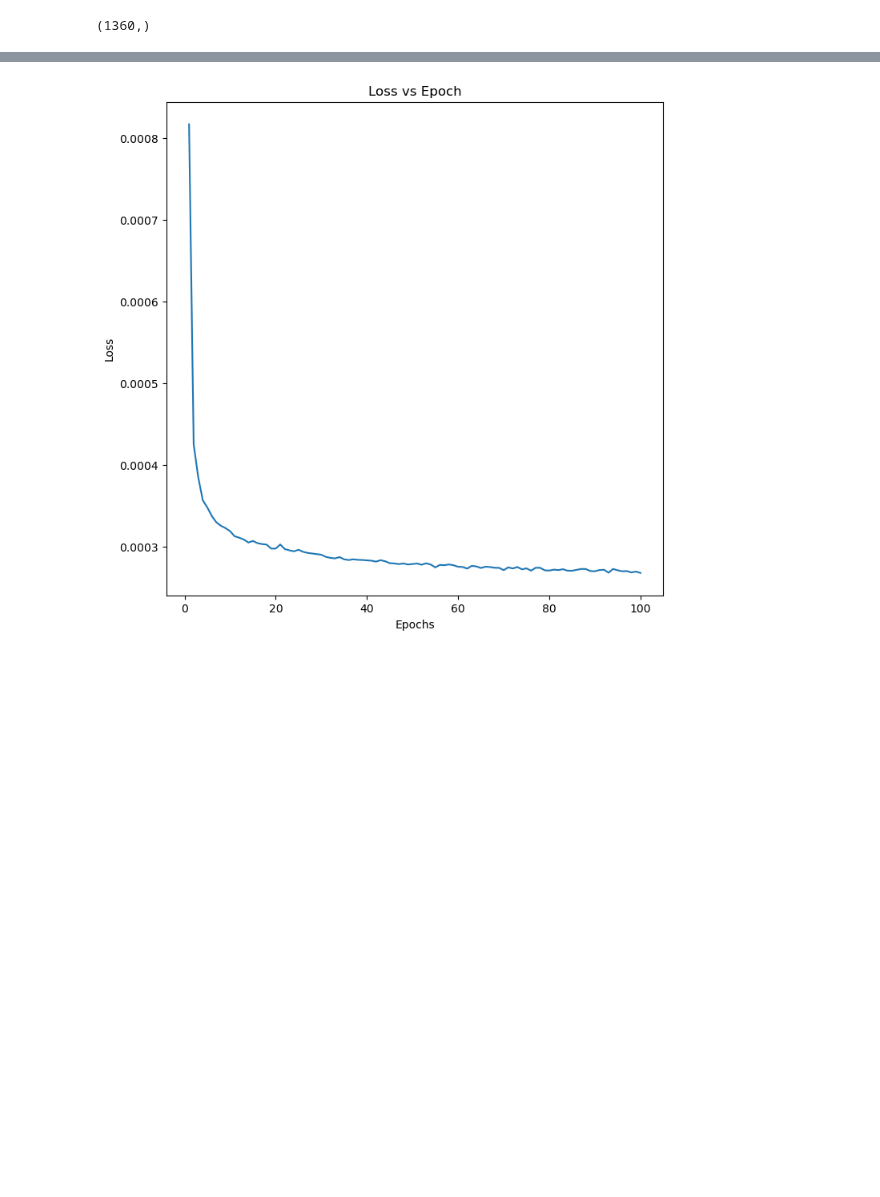
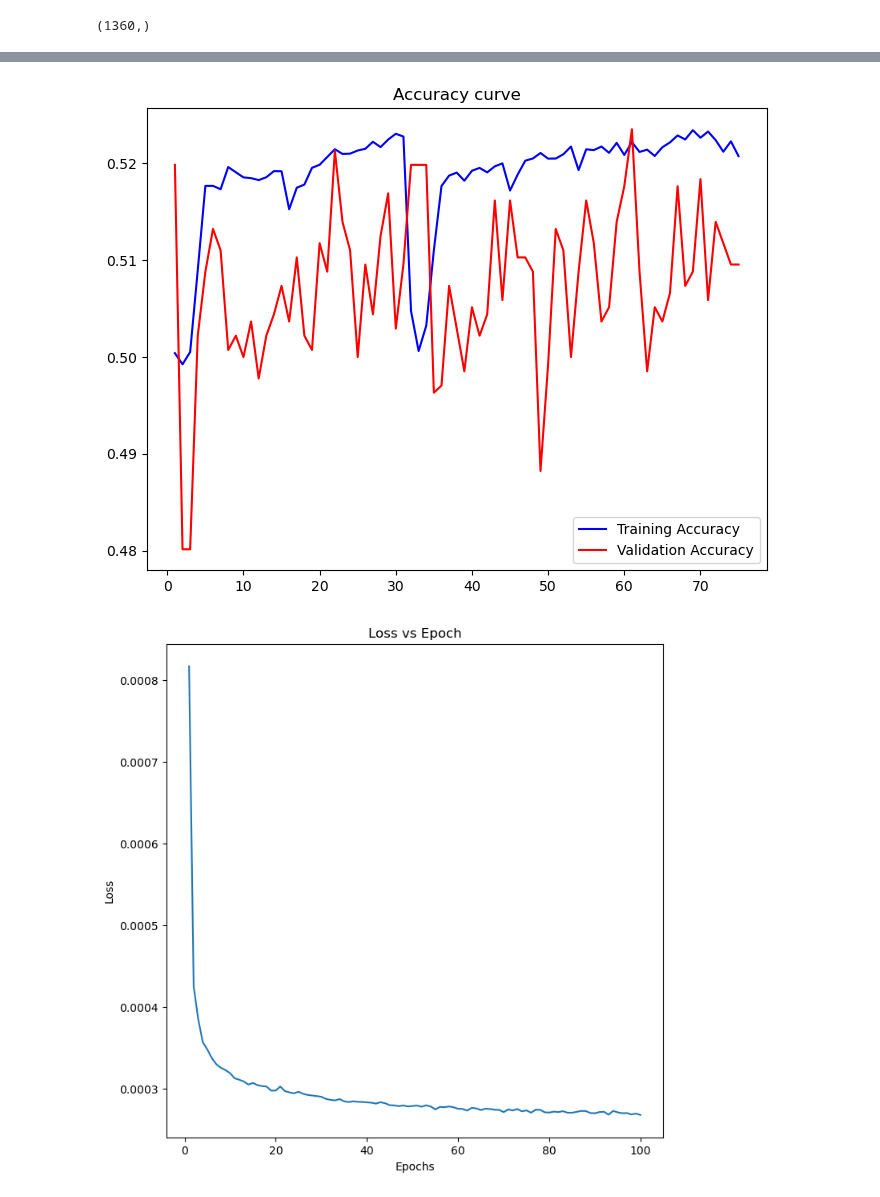
Before and after one commit to Farzad-ES/Crypto-Price-Forecasting, a Jupyter notebook: Time Series Forecaster.ipynb, the cells around one changed output, grey strips where cells are left out. Saved outputs shown, nothing was run; the diff lists cells and outputs as text; code cells hidden in the pictures; blank space fills up the shorter version.

```diff
--- a/Time Series Forecaster.ipynb
+++ b/Time Series Forecaster.ipynb
@@ -219,0 +232,9 @@ Epoch 1/100
+# %%
+plt.figure(figsize=(8,6))
+plt.title('Accuracy curve')
+plt.plot(range(1,76), training_history.history['accuracy'], color='blue', label='Training Accuracy')
+plt.plot(range(1,76), training_history.history['val_accuracy'], color='red', label='Validation Accuracy')
+plt.legend()
+plt.show()
+# %% [output]
+[figure, added]
```
Also changed, not shown: parts of 17 cells of this notebook, 6 other files.
